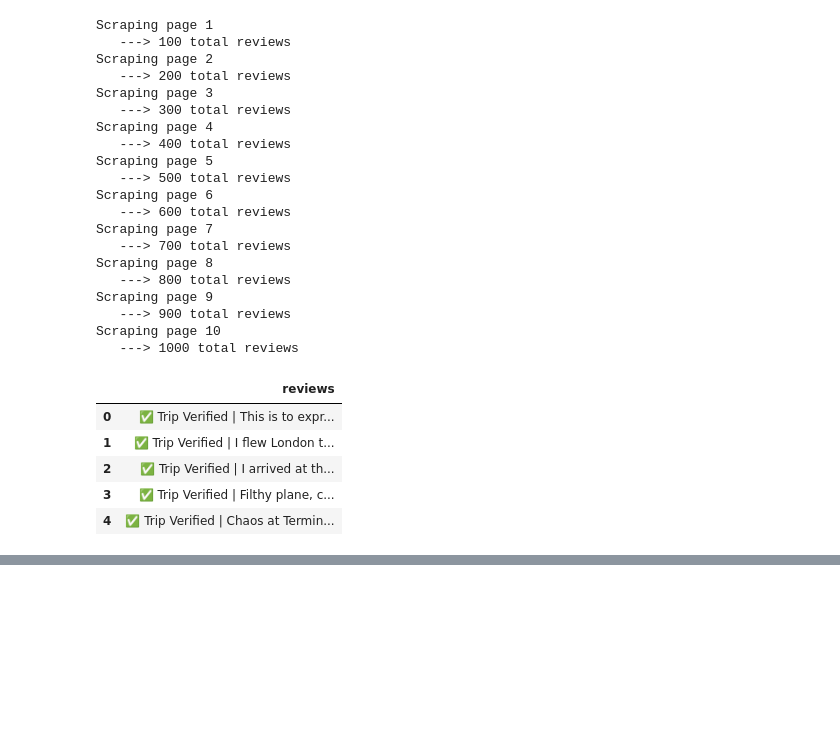
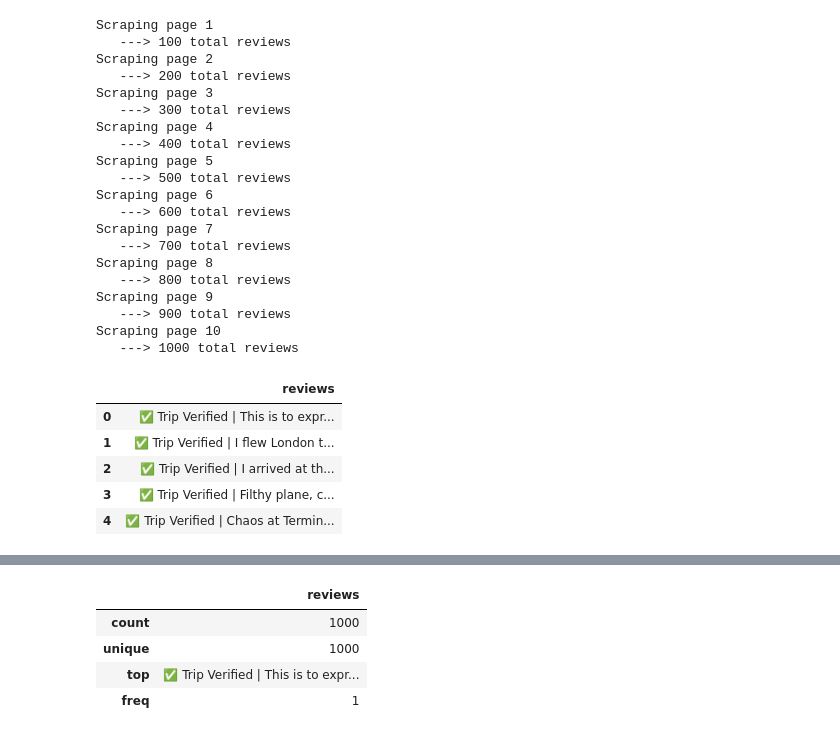
Before and after one commit to Timmy485/AeroReview_Explorer, a Jupyter notebook: notebooks/getting_started.ipynb, the cells around one changed output, grey strips where cells are left out. Drawn from its saved outputs; the diff is of its cells as text; code cells hidden in the pictures; blank space fills up the shorter version.

```diff
--- a/notebooks/getting_started.ipynb
+++ b/notebooks/getting_started.ipynb
@@ -61,0 +80,8 @@ df.to_csv("../data/BA_reviews.csv", index=False)
+# %%
+data.describe()
+# %% [output]
+|  | reviews |
+| count | 1000 |
+| unique | 1000 |
+| top | ✅ Trip Verified | This is to expr... |
+| freq | 1 |
```
Also changed, not shown: parts of 15 cells of this notebook, 4 other files.
